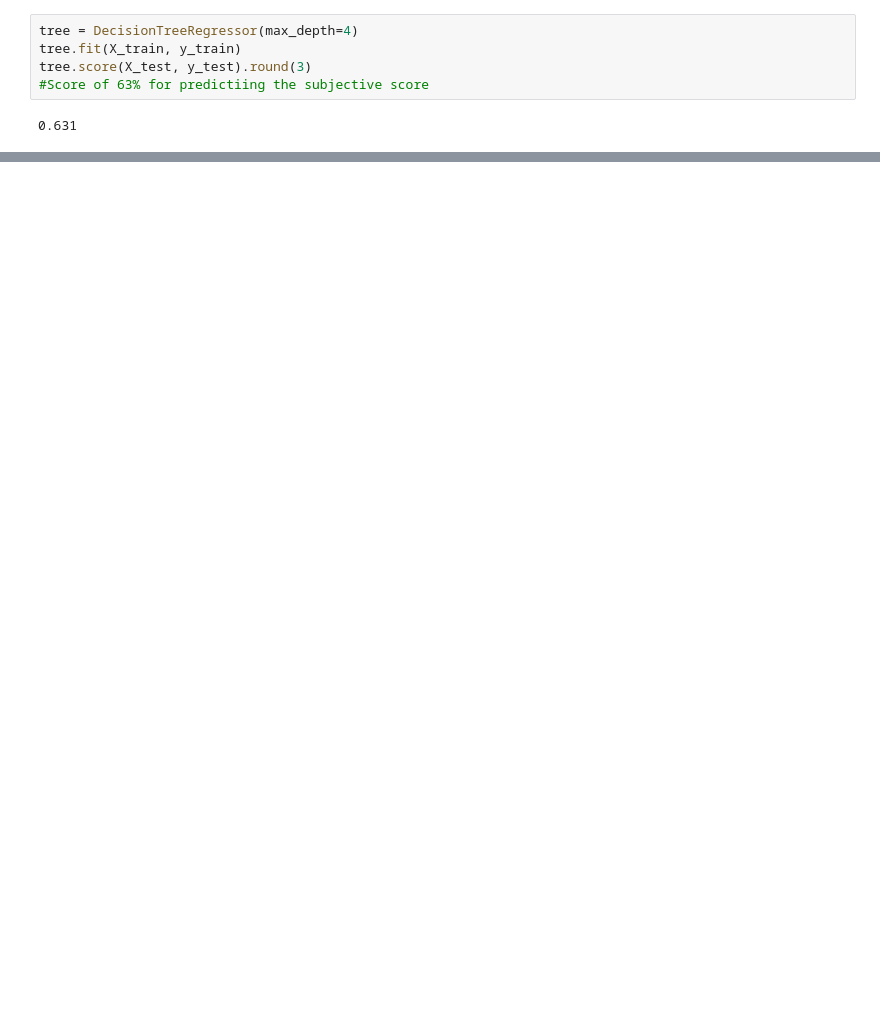
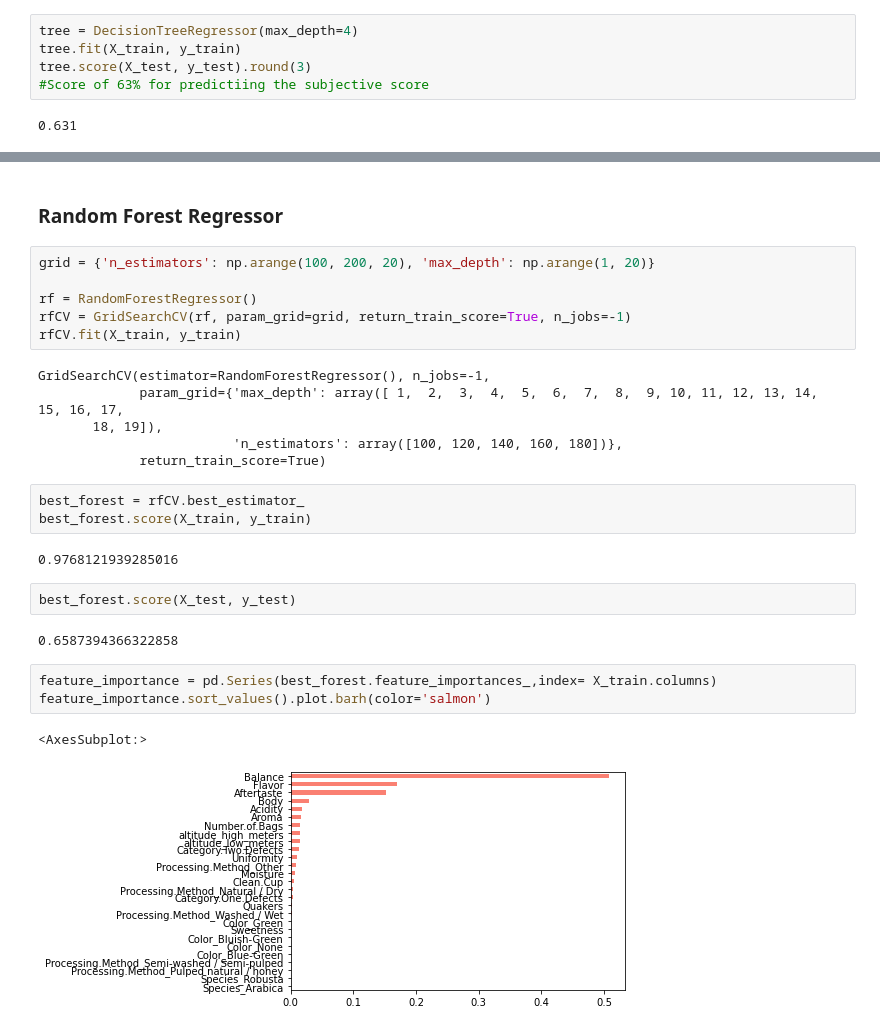
Before and after one commit to rhit-koenignm/CSSE415-CoffeeProject, a Jupyter notebook: cupper_points.ipynb, the cells around one changed output, grey strips where cells are left out. Saved outputs shown, nothing was run; the diff lists cells and outputs as text; blank space fills up the shorter version.

Commit message:
Added RandomForest

```diff
--- a/cupper_points.ipynb
+++ b/cupper_points.ipynb
@@ -64,0 +67,29 @@ feature_importance.sort_values().plot.barh(color='salmon')
+# %% [markdown]
+### Random Forest Regressor
+# %%
+grid = {'n_estimators': np.arange(100, 200, 20), 'max_depth': np.arange(1, 20)}
+
+rf = RandomForestRegressor()
+rfCV = GridSearchCV(rf, param_grid=grid, return_train_score=True, n_jobs=-1)
+rfCV.fit(X_train, y_train)
+# %% [output]
+GridSearchCV(estimator=RandomForestRegressor(), n_jobs=-1,
+             param_grid={'max_depth': array([ 1,  2,  3,  4,  5,  6,  7,  8,  9, 10, 11, 12, 13, 14, 15, 16, 17,
+       18, 19]),
+                         'n_estimators': array([100, 120, 140, 160, 180])},
+             return_train_score=True)
+# %%
+best_forest = rfCV.best_estimator_
+best_forest.score(X_train, y_train)
+# %% [output]
+0.9768121939285016
+# %%
+best_forest.score(X_test, y_test)
+# %% [output]
+0.6587394366322858
+# %%
+feature_importance = pd.Series(best_forest.feature_importances_,index= X_train.columns)
+feature_importance.sort_values().plot.barh(color='salmon')
+# %% [output]
+<AxesSubplot:>
+[figure, added]
```
Also changed, not shown: parts of 3 cells of this notebook.
